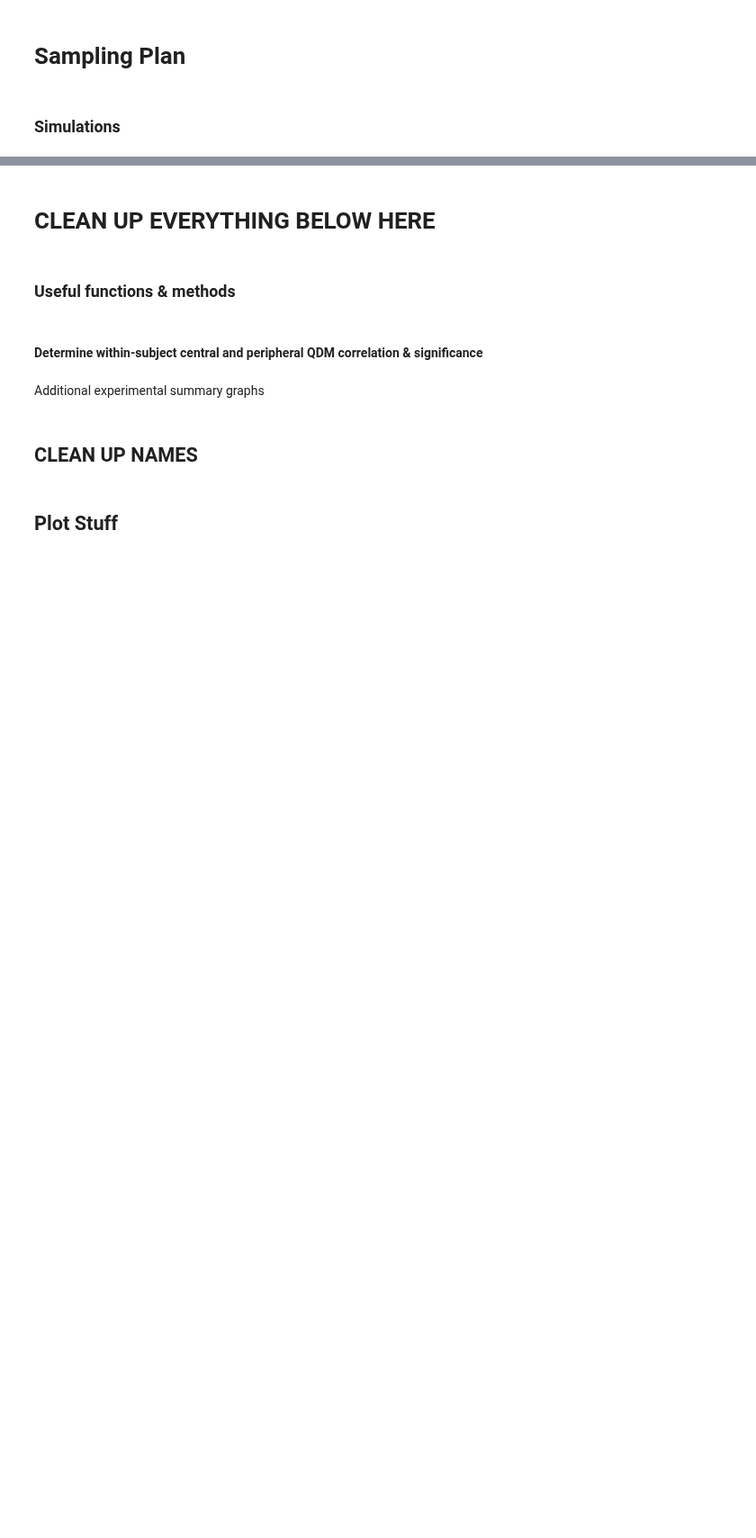
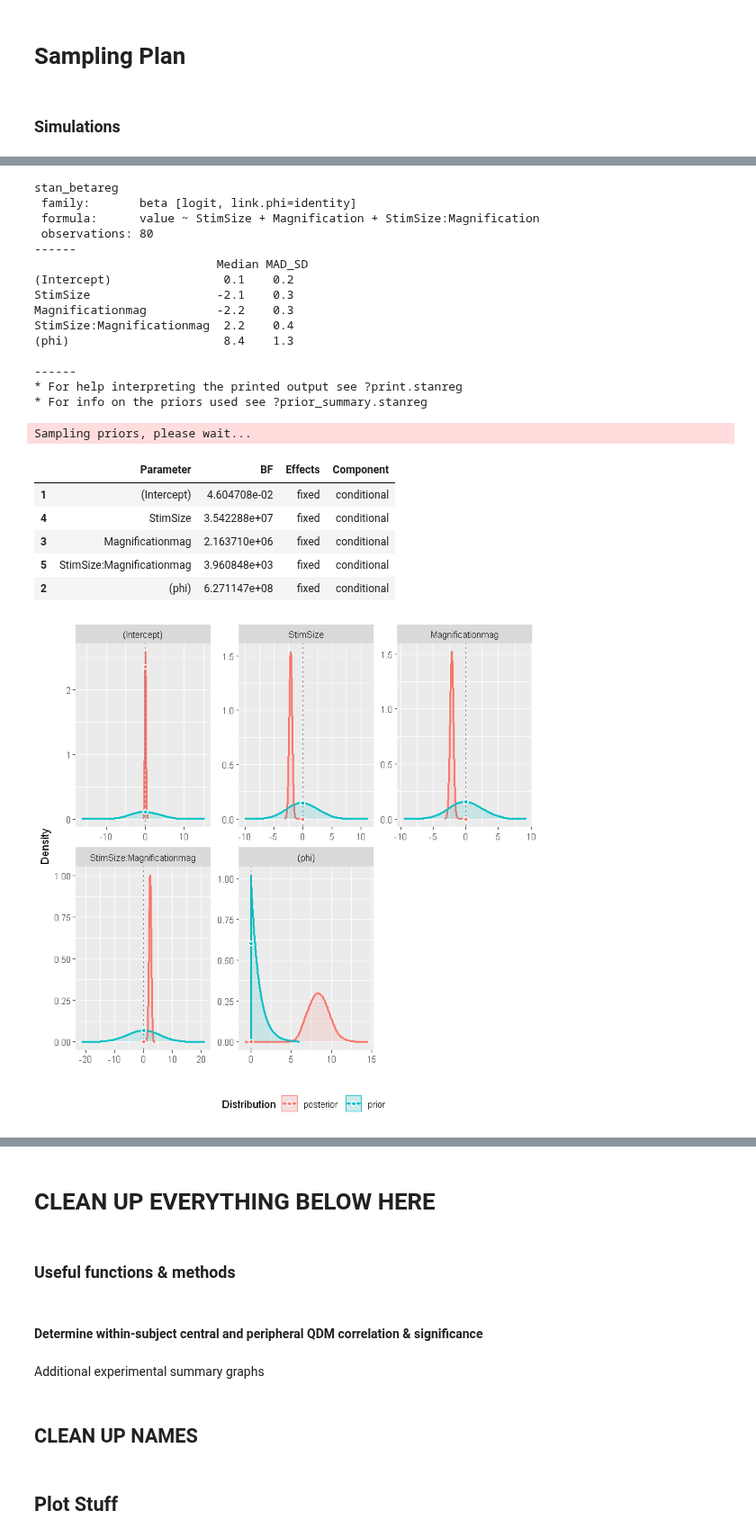
Before and after one commit to ArielZJ/Precision-Phenomenology-Data-Analysis, a Jupyter notebook: Fovea vs. Periphery Color Similarity Pilot Analysis - 2stim Analysis.ipynb, the cells around one changed output, grey strips where cells are left out. Shown at 90% size. Drawn from its saved outputs; the diff is of its cells as text; code cells hidden in the pictures; blank space fills up the shorter version.

```diff
--- a/Fovea vs. Periphery Color Similarity Pilot Analysis - 2stim Analysis.ipynb
+++ b/Fovea vs. Periphery Color Similarity Pilot Analysis - 2stim Analysis.ipynb
@@ -2313,3 +2317,7 @@ sim.data$value <- sim.data$value
 sim.test <- stan_betareg(formula = value ~ StimSize + Magnification + StimSize:Magnification,
                         data = sim.data)
 sim.test
+region <- bayesfactor_parameters(sim.test)
+region
+plot(region, show_intercept = TRUE)
+# %% [output]
@@ -2315,0 +2341,23 @@ sim.test
+stan_betareg
+ family:       beta [logit, link.phi=identity]
+ formula:      value ~ StimSize + Magnification + StimSize:Magnification
+ observations: 80
+------
+                          Median MAD_SD
+(Intercept)                0.1    0.2
+StimSize                  -2.1    0.3
+Magnificationmag          -2.2    0.3
+StimSize:Magnificationmag  2.2    0.4
+(phi)                      8.4    1.3
+
+------
+* For help interpreting the printed output see ?print.stanreg
+* For info on the priors used see ?prior_summary.stanreg
+Sampling priors, please wait...
+|  | Parameter | BF | Effects | Component |
+| 1 | (Intercept) | 4.604708e-02 | fixed | conditional |
+| 4 | StimSize | 3.542288e+07 | fixed | conditional |
+| 3 | Magnificationmag | 2.163710e+06 | fixed | conditional |
+| 5 | StimSize:Magnificationmag | 3.960848e+03 | fixed | conditional |
+| 2 | (phi) | 6.271147e+08 | fixed | conditional |
+[figure, added]
```
Also changed, not shown: parts of 10 cells of this notebook.
